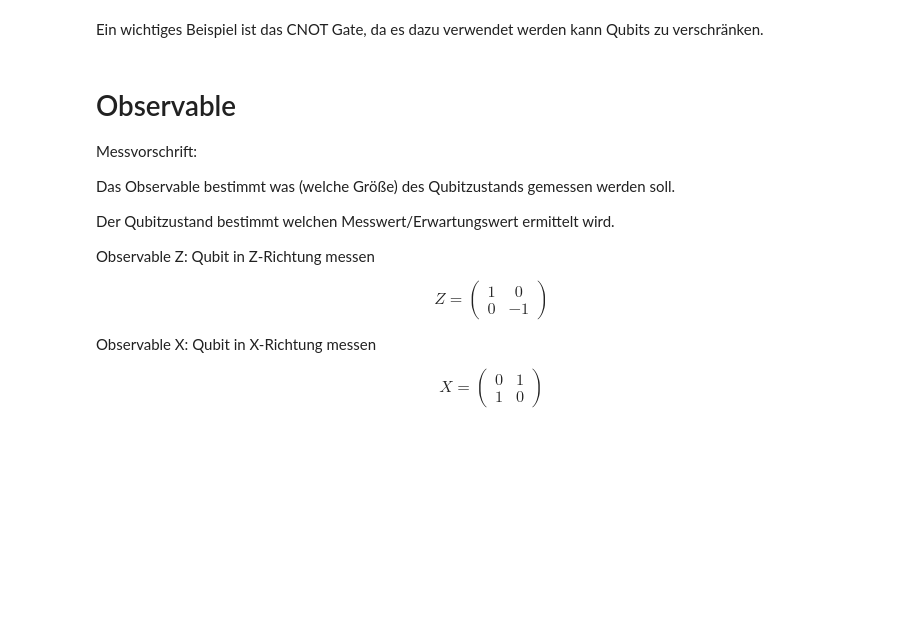
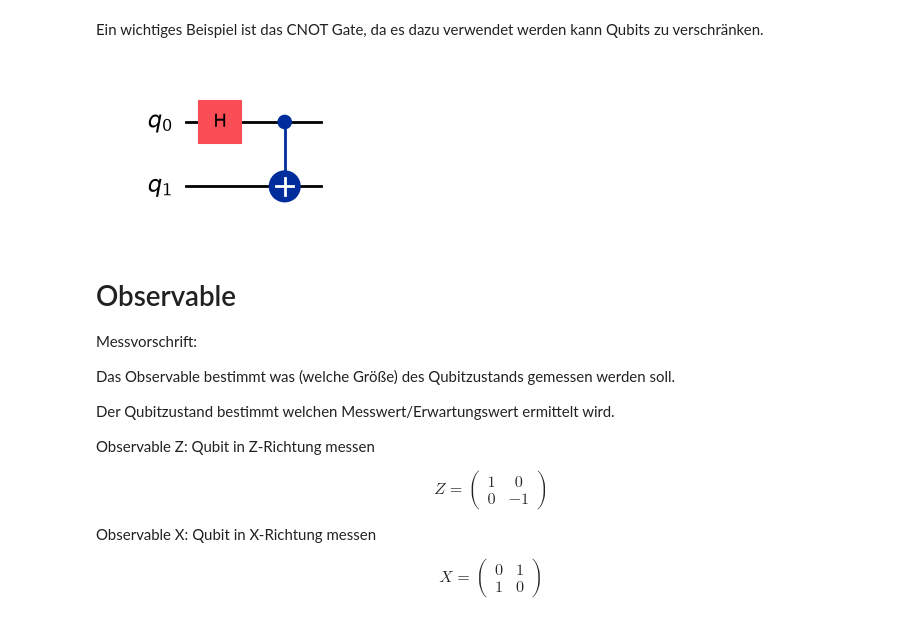
Before and after one commit to MelB18/EasyQuanten, a Jupyter notebook: ErsteSchritte.ipynb, the cells around one changed output. Cells and saved outputs as stored; diff of their text form; code cells hidden in the pictures; blank space fills up the shorter version.

```diff
--- a/ErsteSchritte.ipynb
+++ b/ErsteSchritte.ipynb
@@ -558,6 +562,13 @@ Um zu sehen wie Gates auf Qubits wirken, kann der folgende Composer mit grafisch
 https://quantum.cloud.ibm.com/composer
 # %% [markdown]
 Ein wichtiges Beispiel ist das CNOT Gate, da es dazu verwendet werden kann Qubits zu verschränken.
+# %%
+qc2 = QuantumCircuit(2)
+qc2.h(0)
+qc2.cx(0,1)
+qc2.draw(output='mpl')
+# %% [output]
+[figure, added]
 # %% [markdown]
 <a id="observable"></a>
 # Observable
```
Also changed, not shown: parts of 2 cells of this notebook.
